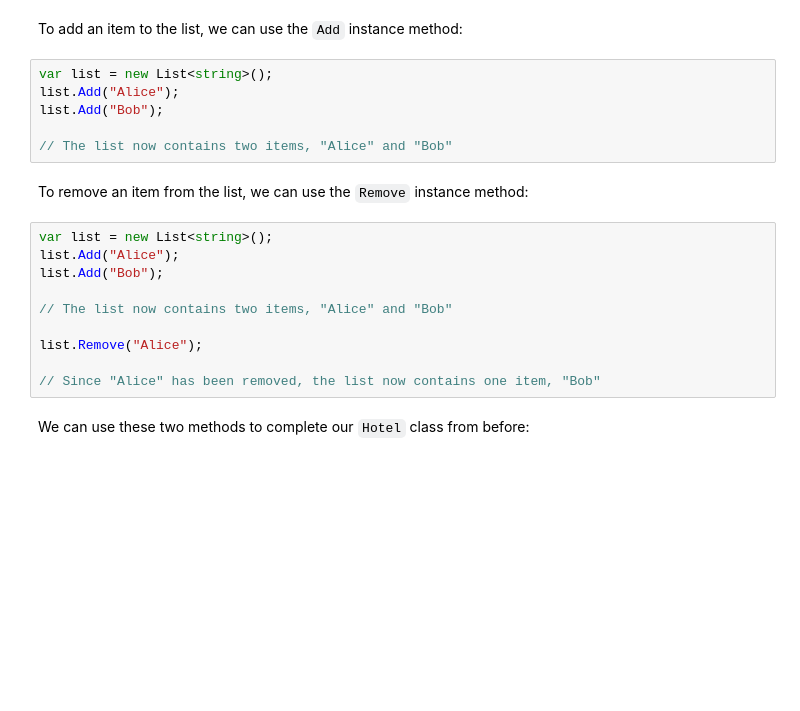
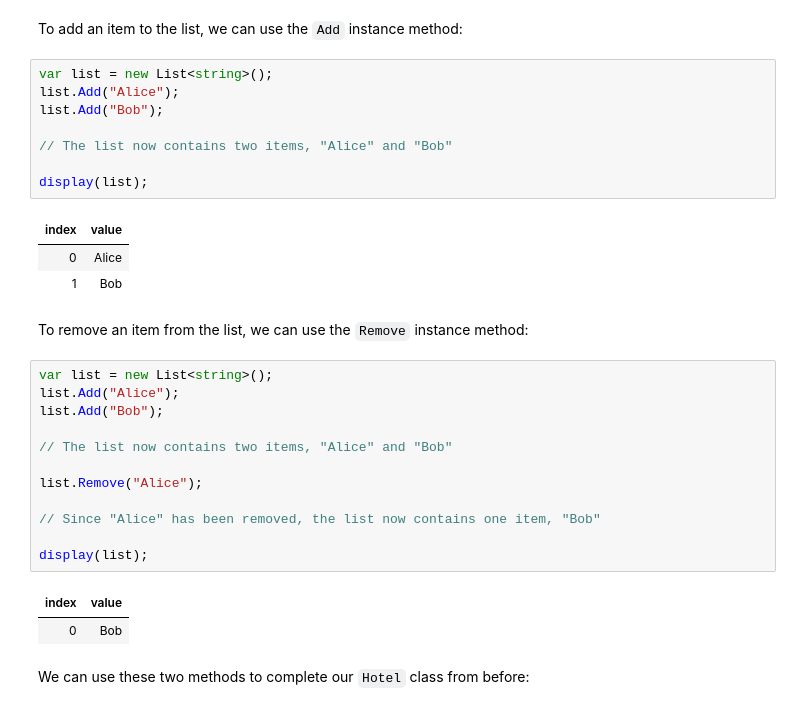
Before and after one commit to psiservices-soriley/csharp-curriculum, a Jupyter notebook: lesson-3/lesson-3.ipynb, the cells around one changed output. Drawn from its saved outputs; the diff is of its cells as text; blank space fills up the shorter version.

```diff
--- a/lesson-3/lesson-3.ipynb
+++ b/lesson-3/lesson-3.ipynb
@@ -49,9 +49,15 @@ To add an item to the list, we can use the `Add` instance method:
 # %%
 var list = new List<string>();
 list.Add("Alice");
 list.Add("Bob");
 
 // The list now contains two items, "Alice" and "Bob"
+
+display(list);
+# %% [output]
+| index | value |
+| 0 | Alice |
+| 1 | Bob |
 # %% [markdown]
 To remove an item from the list, we can use the `Remove` instance method:
 # %%
@@ -64,6 +70,11 @@ list.Add("Bob");
 list.Remove("Alice");
 
 // Since "Alice" has been removed, the list now contains one item, "Bob"
+
+display(list);
+# %% [output]
+| index | value |
+| 0 | Bob |
 # %% [markdown]
 We can use these two methods to complete our `Hotel` class from before:
 # %%
```
Also changed, not shown: parts of 9 cells of this notebook.
